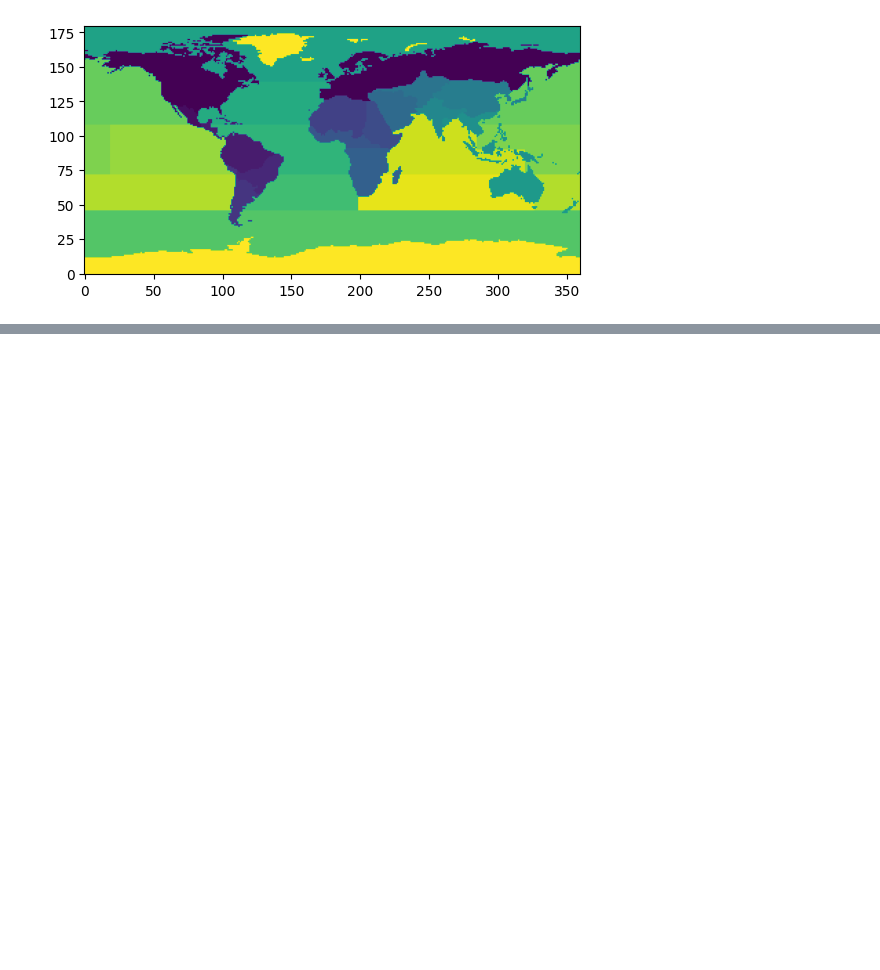
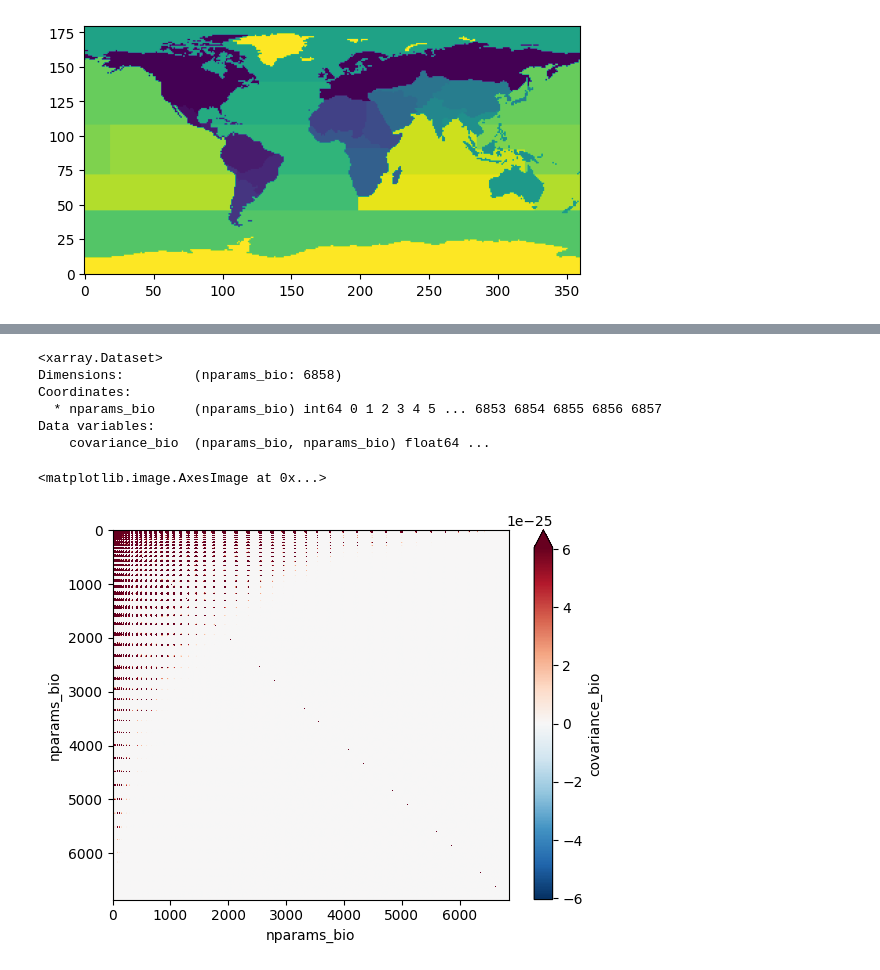
Before and after one commit to AkiTsuruta/MI-AIM, a Jupyter notebook: python/PriorCovCalc/prior_cov_test_suite.ipynb, the cells around one changed output, grey strips where cells are left out. Saved outputs shown, nothing was run; the diff lists cells and outputs as text; code cells hidden in the pictures; blank space fills up the shorter version.

```diff
--- a/python/PriorCovCalc/prior_cov_test_suite.ipynb
+++ b/python/PriorCovCalc/prior_cov_test_suite.ipynb
@@ -94,0 +132,2 @@ plt.imshow(reg_anth_cat, origin = 'lower')
+# %%
+ds = xr.open_dataset("/home/pietaril/Documents/data/regions_verify_202308_cov_maijastest.nc")
@@ -94,0 +150,16 @@ plt.imshow(reg_anth_cat, origin = 'lower')
+# %%
+ds
+# %% [output]
+<xarray.Dataset>
+Dimensions:         (nparams_bio: 6858)
+Coordinates:
+  * nparams_bio     (nparams_bio) int64 0 1 2 3 4 5 ... 6853 6854 6855 6856 6857
+Data variables:
+    covariance_bio  (nparams_bio, nparams_bio) float64 ...
+# %%
+cov = ds.covariance_bio
+fig, ax = plt.subplots()
+cov.plot.imshow(robust = True, origin = "upper")
+# %% [output]
+<matplotlib.image.AxesImage at 0x...>
+[figure, added]
```
Also changed, not shown: parts of 10 cells of this notebook, 2 other files.
